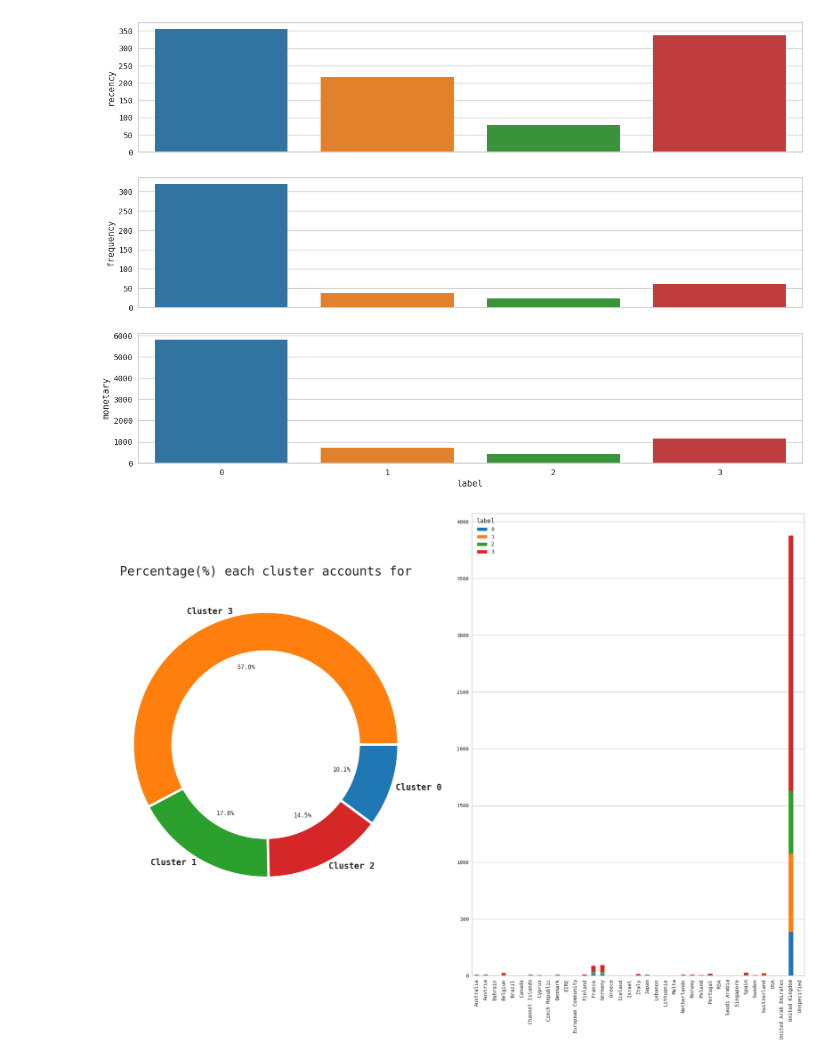
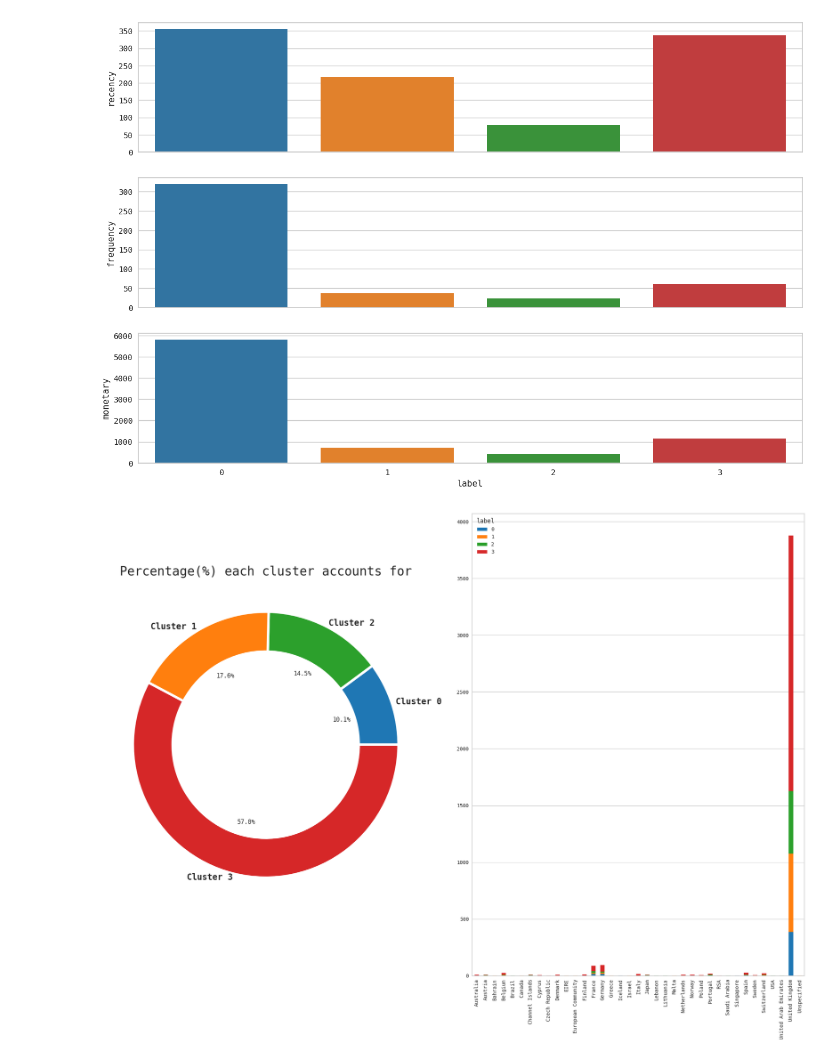
Before and after one commit to hyugai/ML-Clustering-CustomersSegmentation_OnlineRetail, a Jupyter notebook: notebooks/model_testing.ipynb, the cells around one changed output. Drawn from its saved outputs; the diff is of its cells as text; code cells hidden in the pictures.

```diff
--- a/notebooks/model_testing.ipynb
+++ b/notebooks/model_testing.ipynb
@@ -85,31 +85,31 @@ for i, name in enumerate(num_cols):
 # %%
 fig, axes = plt.subplots(1, 2)
 fig.set_figwidth(20); fig.set_figheight(15)
 
 # pie plot
 ##
-x = df['label'].value_counts().sort_values(ascending=False)
+x = df['label'].value_counts().sort_values(ascending=True)
 ##
 wedges, labels, autopct = axes[0].pie(x.values, labels=[f'Cluster {i}' for i in x.index.tolist()],
             labeldistance=1.03, autopct='%1.1f%%',
             wedgeprops=dict(width=0.3, linewidth=5, edgecolor='white'),
-            colors=['#ff7f0e', '#2ca02c', '#d62728', '#1f77b4'])
+            colors=['#1f77b4', '#2ca02c','#ff7f0e', '#d62728'])
 ##
 axes[0].set_title('Percentage(%) each cluster accounts for', fontsize=25)
 ##
 for label in labels:
     label.set_fontsize(17)
     label.set_weight('bold')
 
 
 # bar
 g = pd.crosstab(df['country'], df['label']).plot(kind='bar', stacked=True, color=['#1f77b4', '#ff7f0e', '#2ca02c', '#d62728'], legend=True, ax=axes[1])
 g.set_xlabel(None)
 g.grid(axis='x')
 
 plt.tight_layout()
 plt.show()
 
 ## Conclusion: Most of all clusters are in 'United Kingdom'
 # %% [output]
-[figure, old version]
+[figure, new version]
```
Also changed, not shown: 3 other files.
